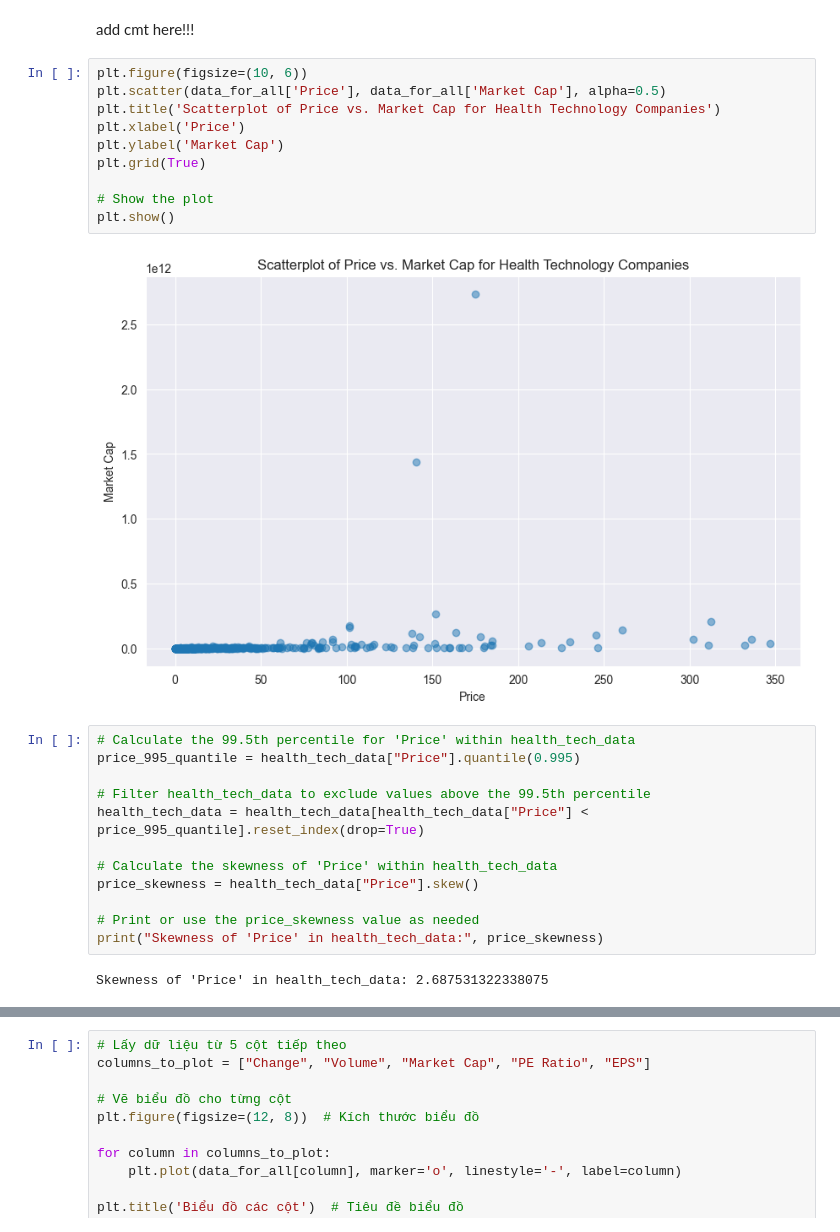
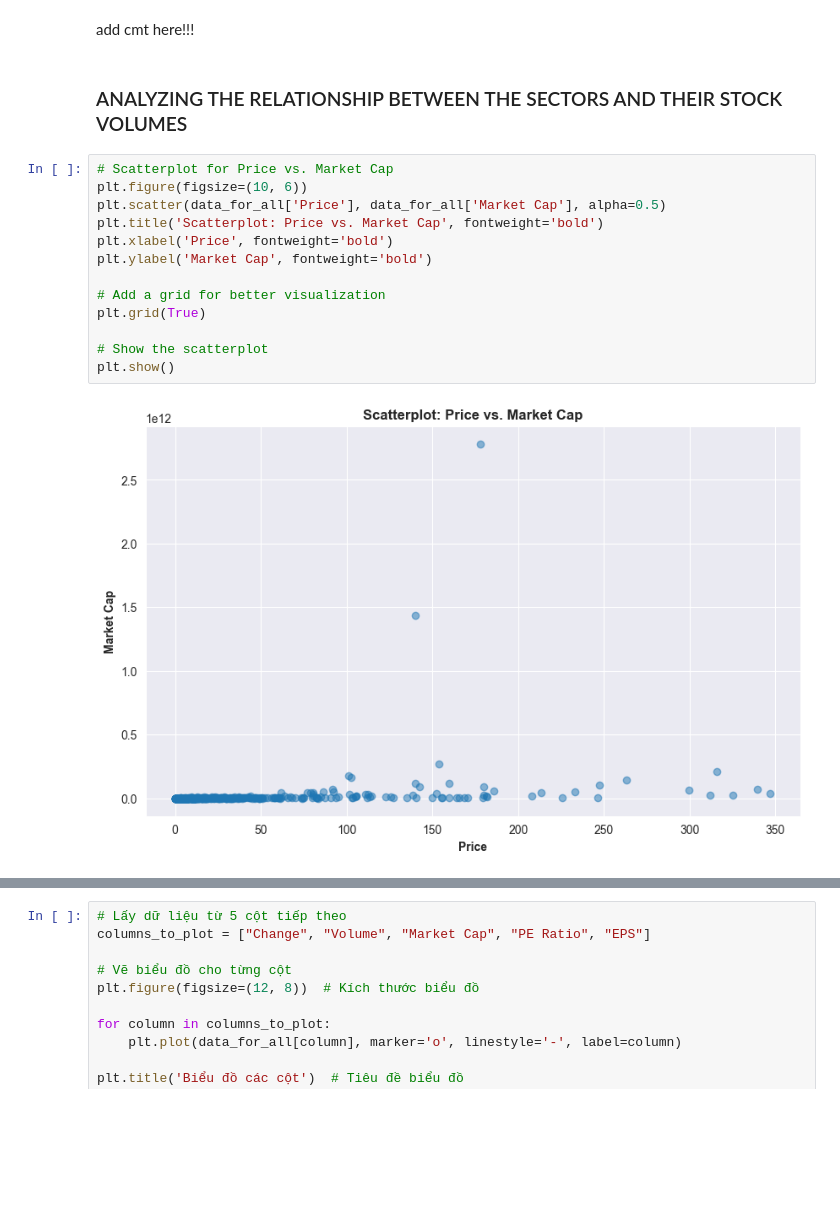
Before and after one commit to lhquan502/DATA-PROJECT, a Jupyter notebook: TradingView.ipynb, the cells around one changed output, grey strips where cells are left out. Cells and saved outputs as stored; diff of their text form; blank space fills up the shorter version.

```diff
--- a/TradingView.ipynb
+++ b/TradingView.ipynb
@@ -290,28 +368,19 @@ Correlation with Market Cap  2.301476e-01  4.540689e-01  1.000000e+00
 # %% [markdown]
 add cmt here!!!
+# %% [markdown]
+### ANALYZING THE RELATIONSHIP BETWEEN THE SECTORS AND THEIR STOCK VOLUMES
 # %%
+# Scatterplot for Price vs. Market Cap
 plt.figure(figsize=(10, 6))
 plt.scatter(data_for_all['Price'], data_for_all['Market Cap'], alpha=0.5)
-plt.title('Scatterplot of Price vs. Market Cap for Health Technology Companies')
-plt.xlabel('Price')
-plt.ylabel('Market Cap')
+plt.title('Scatterplot: Price vs. Market Cap', fontweight='bold')
+plt.xlabel('Price', fontweight='bold')
+plt.ylabel('Market Cap', fontweight='bold')
+
+# Add a grid for better visualization
 plt.grid(True)
 
-# Show the plot
+# Show the scatterplot
 plt.show()
 # %% [output]
-[figure, old version]
+[figure, new version]
-# %%
-# Calculate the 99.5th percentile for 'Price' within health_tech_data
-price_995_quantile = health_tech_data["Price"].quantile(0.995)
-
-# Filter health_tech_data to exclude values above the 99.5th percentile
-health_tech_data = health_tech_data[health_tech_data["Price"] < price_995_quantile].reset_index(drop=True)
-
-# Calculate the skewness of 'Price' within health_tech_data
-price_skewness = health_tech_data["Price"].skew()
-
-# Print or use the price_skewness value as needed
-print("Skewness of 'Price' in health_tech_data:", price_skewness)
-# %% [output]
-Skewness of 'Price' in health_tech_data: 2.687531322338075
```
Also changed, not shown: parts of 15 cells of this notebook.
